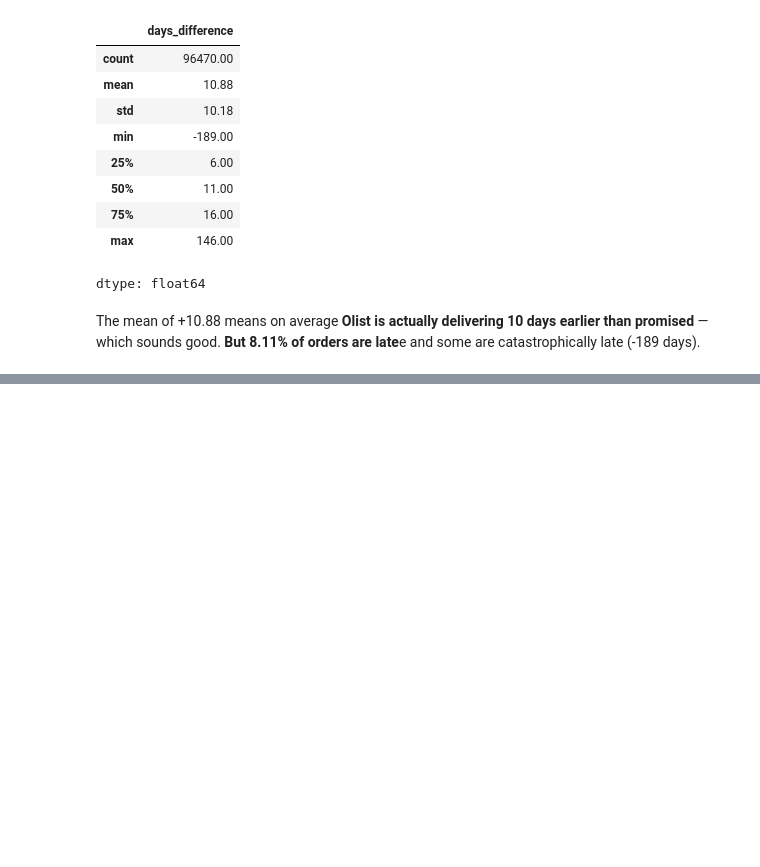
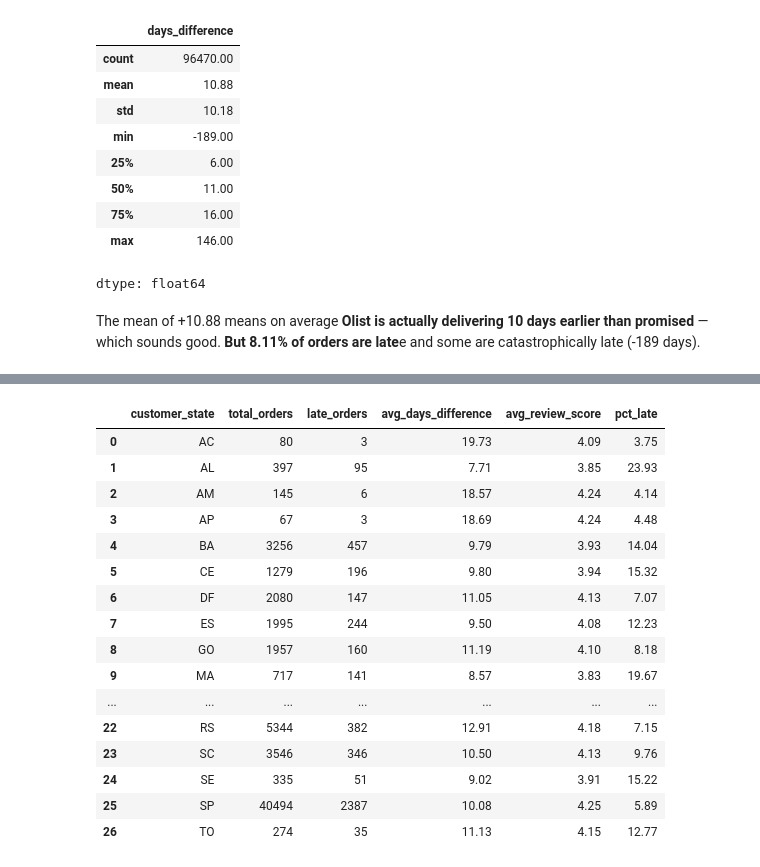
Before and after one commit to BBWorksB/AmaliTech-DEG-Project-based-challenges, a Jupyter notebook: data-engineering/Logistics-auditor/Amaliteh_DE_Logistic.ipynb, the cells around one changed output, grey strips where cells are left out. Saved outputs shown, nothing was run; the diff lists cells and outputs as text; code cells hidden in the pictures; blank space fills up the shorter version.

```diff
--- a/data-engineering/Logistics-auditor/Amaliteh_DE_Logistic.ipynb
+++ b/data-engineering/Logistics-auditor/Amaliteh_DE_Logistic.ipynb
@@ -468,0 +480,15 @@ The mean of +10.88 means on average **Olist is actually delivering 10 days earli
+# %%
+# Late orders = Late + Super Late combined
+state_analysis = (
+    delivered_clean
+    .groupby('customer_state')
+    .agg(
+        total_orders=('order_id', 'count'),
+        late_orders=('delivery_status', lambda x: (x != 'On Time').sum()),
+        avg_days_difference=('days_difference', 'mean'),
+        avg_review_score=('review_score', 'mean')
+    )
+    .reset_index()
+)
+
+state_analysis
@@ -468,0 +513,24 @@ The mean of +10.88 means on average **Olist is actually delivering 10 days earli
+# %%
+state_analysis['pct_late'] = (
+    state_analysis['late_orders'] / state_analysis['total_orders'] * 100
+).round(2)
+
+state_analysis
+# %% [output]
+|  | customer_state | total_orders | late_orders | avg_days_difference | avg_review_score | pct_late |
+| 0 | AC | 80 | 3 | 19.73 | 4.09 | 3.75 |
+| 1 | AL | 397 | 95 | 7.71 | 3.85 | 23.93 |
+| 2 | AM | 145 | 6 | 18.57 | 4.24 | 4.14 |
+| 3 | AP | 67 | 3 | 18.69 | 4.24 | 4.48 |
+| 4 | BA | 3256 | 457 | 9.79 | 3.93 | 14.04 |
+| 5 | CE | 1279 | 196 | 9.80 | 3.94 | 15.32 |
+| 6 | DF | 2080 | 147 | 11.05 | 4.13 | 7.07 |
+| 7 | ES | 1995 | 244 | 9.50 | 4.08 | 12.23 |
+| 8 | GO | 1957 | 160 | 11.19 | 4.10 | 8.18 |
+| 9 | MA | 717 | 141 | 8.57 | 3.83 | 19.67 |
+| ... | ... | ... | ... | ... | ... | ... |
+| 22 | RS | 5344 | 382 | 12.91 | 4.18 | 7.15 |
+| 23 | SC | 3546 | 346 | 10.50 | 4.13 | 9.76 |
+| 24 | SE | 335 | 51 | 9.02 | 3.91 | 15.22 |
+| 25 | SP | 40494 | 2387 | 10.08 | 4.25 | 5.89 |
+| 26 | TO | 274 | 35 | 11.13 | 4.15 | 12.77 |
```
Also changed, not shown: parts of 15 cells of this notebook.
